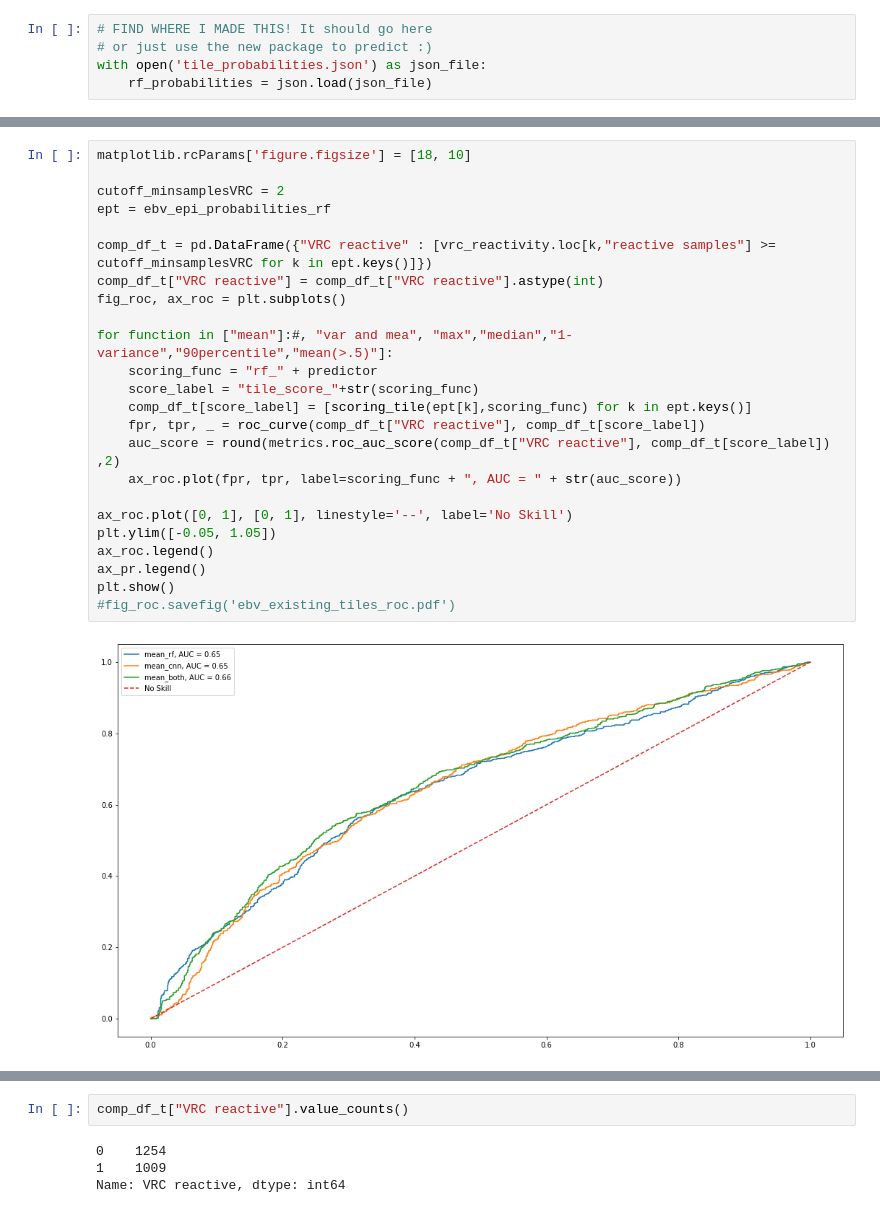
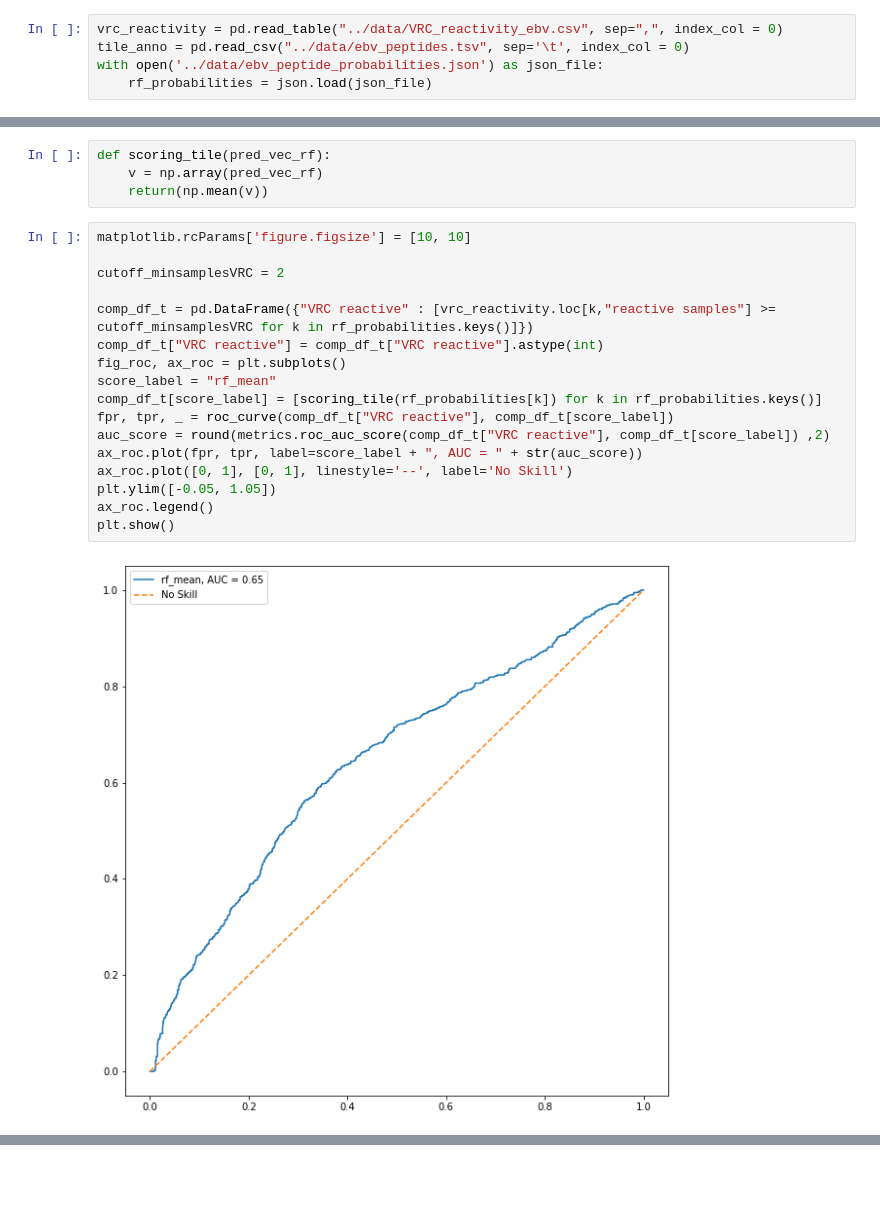
Before and after one commit to kepsi/Dolphyn, a Jupyter notebook: Manuscript Analyses/EBV.ipynb, the cells around one changed output, grey strips where cells are left out. Cells and saved outputs as stored; diff of their text form; blank space fills up the shorter version.

Commit message:
clean-up 90 percent complete

```diff
--- a/Manuscript Analyses/EBV.ipynb
+++ b/Manuscript Analyses/EBV.ipynb
@@ -56,6 +10,6 @@ all_species = {x for x in all_species if x==x}
-# %%
-# FIND WHERE I MADE THIS! It should go here
-# or just use the new package to predict :)
-with open('tile_probabilities.json') as json_file:
-    rf_probabilities = json.load(json_file)
+# %%
+vrc_reactivity = pd.read_table("../data/VRC_reactivity_ebv.csv", sep=",", index_col = 0)
+tile_anno = pd.read_csv("../data/ebv_peptides.tsv", sep='\t', index_col = 0)
+with open('../data/ebv_peptide_probabilities.json') as json_file:
+    rf_probabilities = json.load(json_file)
 # %%
@@ -94,26 +21,23 @@ def scoring_tile(pred_vec_rf, version):
+# %%
+def scoring_tile(pred_vec_rf):
+    v = np.array(pred_vec_rf)
+    return(np.mean(v))
 # %%
-matplotlib.rcParams['figure.figsize'] = [18, 10]
+matplotlib.rcParams['figure.figsize'] = [10, 10]
 
 cutoff_minsamplesVRC = 2
-ept = ebv_epi_probabilities_rf
 
-comp_df_t = pd.DataFrame({"VRC reactive" : [vrc_reactivity.loc[k,"reactive samples"] >= cutoff_minsamplesVRC for k in ept.keys()]})
+comp_df_t = pd.DataFrame({"VRC reactive" : [vrc_reactivity.loc[k,"reactive samples"] >= cutoff_minsamplesVRC for k in rf_probabilities.keys()]})
 comp_df_t["VRC reactive"] = comp_df_t["VRC reactive"].astype(int)
 fig_roc, ax_roc = plt.subplots()
-
-for function in ["mean"]:#, "var and mea", "max","median","1-variance","90percentile","mean(>.5)"]:
-    scoring_func = "rf_" + predictor
-    score_label = "tile_score_"+str(scoring_func)
-    comp_df_t[score_label] = [scoring_tile(ept[k],scoring_func) for k in ept.keys()]
-    fpr, tpr, _ = roc_curve(comp_df_t["VRC reactive"], comp_df_t[score_label])
-    auc_score = round(metrics.roc_auc_score(comp_df_t["VRC reactive"], comp_df_t[score_label]) ,2)
-    ax_roc.plot(fpr, tpr, label=scoring_func + ", AUC = " + str(auc_score))
-
+score_label = "rf_mean"
+comp_df_t[score_label] = [scoring_tile(rf_probabilities[k]) for k in rf_probabilities.keys()]
+fpr, tpr, _ = roc_curve(comp_df_t["VRC reactive"], comp_df_t[score_label])
+auc_score = round(metrics.roc_auc_score(comp_df_t["VRC reactive"], comp_df_t[score_label]) ,2)
+ax_roc.plot(fpr, tpr, label=score_label + ", AUC = " + str(auc_score))
 ax_roc.plot([0, 1], [0, 1], linestyle='--', label='No Skill')
 plt.ylim([-0.05, 1.05])
 ax_roc.legend()
-ax_pr.legend()
 plt.show()
-#fig_roc.savefig('ebv_existing_tiles_roc.pdf')
 # %% [output]
-[figure, old version]
+[figure, new version]
@@ -121,6 +43,0 @@ plt.show()
-# %%
-comp_df_t["VRC reactive"].value_counts()
-# %% [output]
-0    1254
-1    1009
-Name: VRC reactive, dtype: int64
```
Also changed, not shown: parts of 9 cells of this notebook, 13 other files.
